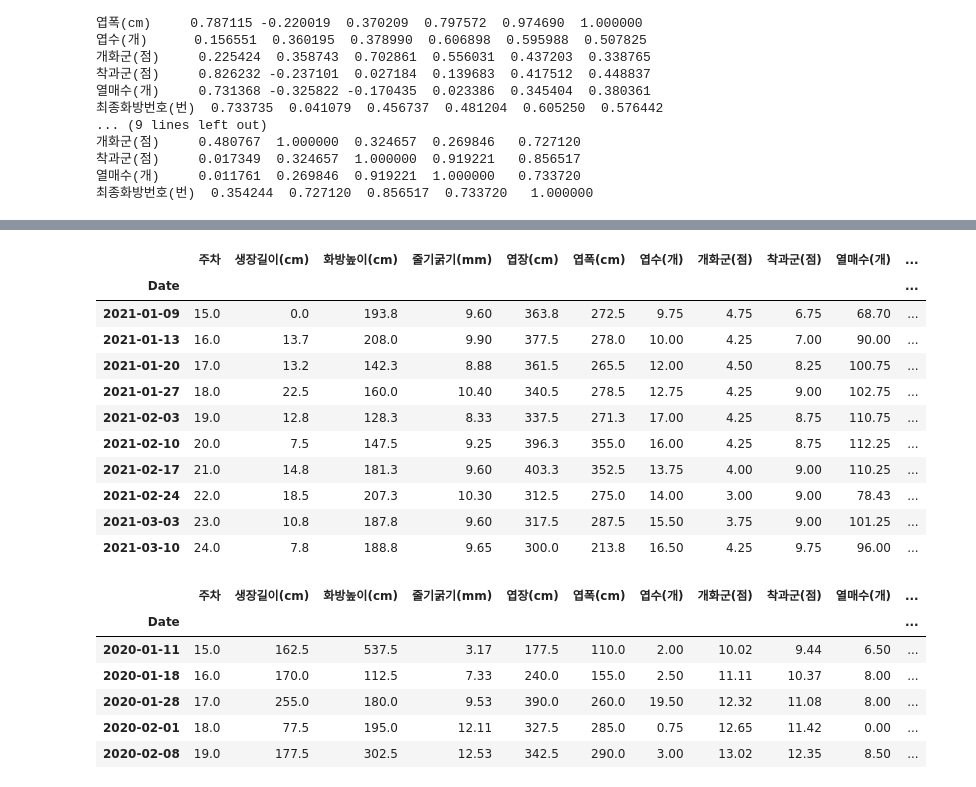
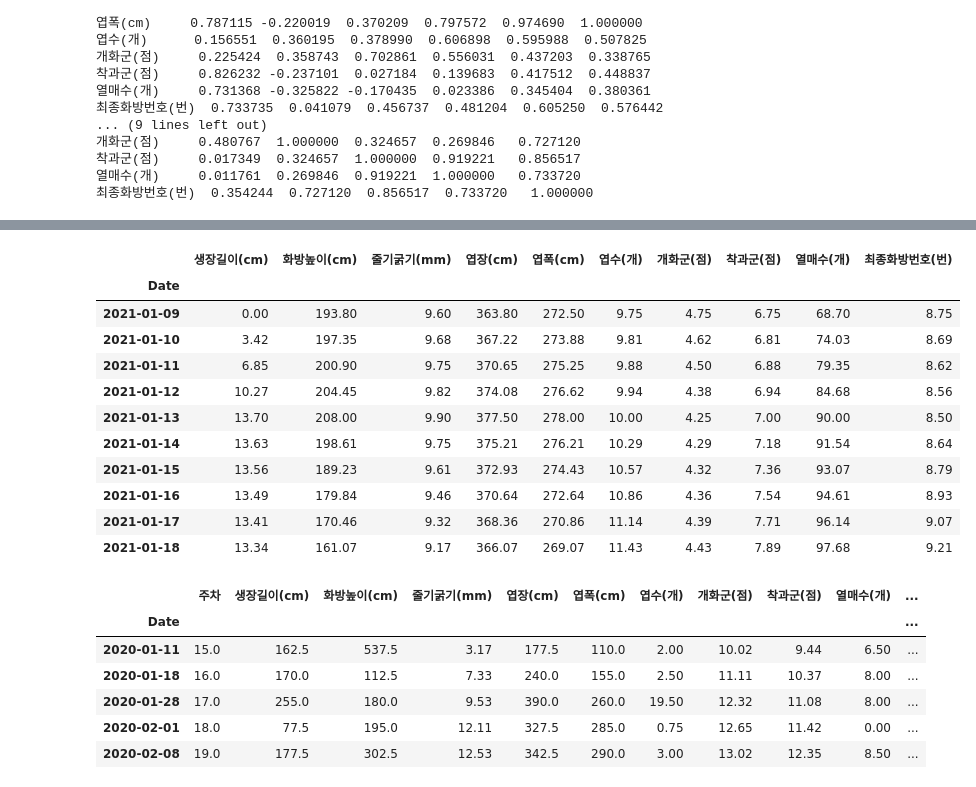
Before and after one commit to sexymonster/Projects, a Jupyter notebook: TeamProject/TomatoDataCustom.ipynb, the cells around one changed output, grey strips where cells are left out. Drawn from its saved outputs; the diff is of its cells as text; code cells hidden in the pictures.

```diff
--- a/TeamProject/TomatoDataCustom.ipynb
+++ b/TeamProject/TomatoDataCustom.ipynb
@@ -42,7 +42,7 @@ Requirement already satisfied: PyWavelets in /usr/local/lib/python3.7/dist-packa
 # %% [markdown]
 ## 1-2. 데이터 로드
 # %%
-path = "/content/gdrive/MyDrive/tomato/"
+path = "/content/gdrive/MyDrive/tomatoA/"
 # %%
 file_list = os.listdir(path)
 print(file_list)
@@ -291,5 +308,3 @@ See the caveats in the documentation: https://pandas.pydata.org/pandas-docs/stab
-# %%
-live2["pre주차"] = live2["주차"]-1.
 # %%
 live2
 # %% [output]
@@ -321,0 +332,5 @@ Index(['주차', '생장길이(cm)', '화방높이(cm)', '줄기굵기(mm)', '
+# %%
+new_live1 = augment(live1)
+new_live2 = augment(live2)
+new_live3 = augment(live3)
+new_live4 = augment(live4)
@@ -685,18 +558,18 @@ env5
 # %%
-live5.iloc[:10,:]
+new_live2.iloc[:10,:]
 # %% [output]
-|  | 주차 | 생장길이(cm) | 화방높이(cm) | 줄기굵기(mm) | 엽장(cm) | 엽폭(cm) | 엽수(개) | 개화군(점) | 착과군(점) | 열매수(개) | ... |
-| Date |  |  |  |  |  |  |  |  |  |  | ... |
-| 2021-01-09 | 15.0 | 0.0 | 193.8 | 9.60 | 363.8 | 272.5 | 9.75 | 4.75 | 6.75 | 68.70 | ... |
-| 2021-01-13 | 16.0 | 13.7 | 208.0 | 9.90 | 377.5 | 278.0 | 10.00 | 4.25 | 7.00 | 90.00 | ... |
-| 2021-01-20 | 17.0 | 13.2 | 142.3 | 8.88 | 361.5 | 265.5 | 12.00 | 4.50 | 8.25 | 100.75 | ... |
-| 2021-01-27 | 18.0 | 22.5 | 160.0 | 10.40 | 340.5 | 278.5 | 12.75 | 4.25 | 9.00 | 102.75 | ... |
-| 2021-02-03 | 19.0 | 12.8 | 128.3 | 8.33 | 337.5 | 271.3 | 17.00 | 4.25 | 8.75 | 110.75 | ... |
-| 2021-02-10 | 20.0 | 7.5 | 147.5 | 9.25 | 396.3 | 355.0 | 16.00 | 4.25 | 8.75 | 112.25 | ... |
-| 2021-02-17 | 21.0 | 14.8 | 181.3 | 9.60 | 403.3 | 352.5 | 13.75 | 4.00 | 9.00 | 110.25 | ... |
-| 2021-02-24 | 22.0 | 18.5 | 207.3 | 10.30 | 312.5 | 275.0 | 14.00 | 3.00 | 9.00 | 78.43 | ... |
-| 2021-03-03 | 23.0 | 10.8 | 187.8 | 9.60 | 317.5 | 287.5 | 15.50 | 3.75 | 9.00 | 101.25 | ... |
-| 2021-03-10 | 24.0 | 7.8 | 188.8 | 9.65 | 300.0 | 213.8 | 16.50 | 4.25 | 9.75 | 96.00 | ... |
+|  | 생장길이(cm) | 화방높이(cm) | 줄기굵기(mm) | 엽장(cm) | 엽폭(cm) | 엽수(개) | 개화군(점) | 착과군(점) | 열매수(개) | 최종화방번호(번) |
+| Date |  |  |  |  |  |  |  |  |  |  |
+| 2021-01-09 | 0.00 | 193.80 | 9.60 | 363.80 | 272.50 | 9.75 | 4.75 | 6.75 | 68.70 | 8.75 |
+| 2021-01-10 | 3.42 | 197.35 | 9.68 | 367.22 | 273.88 | 9.81 | 4.62 | 6.81 | 74.03 | 8.69 |
+| 2021-01-11 | 6.85 | 200.90 | 9.75 | 370.65 | 275.25 | 9.88 | 4.50 | 6.88 | 79.35 | 8.62 |
+| 2021-01-12 | 10.27 | 204.45 | 9.82 | 374.08 | 276.62 | 9.94 | 4.38 | 6.94 | 84.68 | 8.56 |
+| 2021-01-13 | 13.70 | 208.00 | 9.90 | 377.50 | 278.00 | 10.00 | 4.25 | 7.00 | 90.00 | 8.50 |
+| 2021-01-14 | 13.63 | 198.61 | 9.75 | 375.21 | 276.21 | 10.29 | 4.29 | 7.18 | 91.54 | 8.64 |
+| 2021-01-15 | 13.56 | 189.23 | 9.61 | 372.93 | 274.43 | 10.57 | 4.32 | 7.36 | 93.07 | 8.79 |
+| 2021-01-16 | 13.49 | 179.84 | 9.46 | 370.64 | 272.64 | 10.86 | 4.36 | 7.54 | 94.61 | 8.93 |
+| 2021-01-17 | 13.41 | 170.46 | 9.32 | 368.36 | 270.86 | 11.14 | 4.39 | 7.71 | 96.14 | 9.07 |
+| 2021-01-18 | 13.34 | 161.07 | 9.17 | 366.07 | 269.07 | 11.43 | 4.43 | 7.89 | 97.68 | 9.21 |
 # %%
 live3.iloc[5:15,:]
 # %% [output]
```
Also changed, not shown: parts of 77 cells of this notebook.
